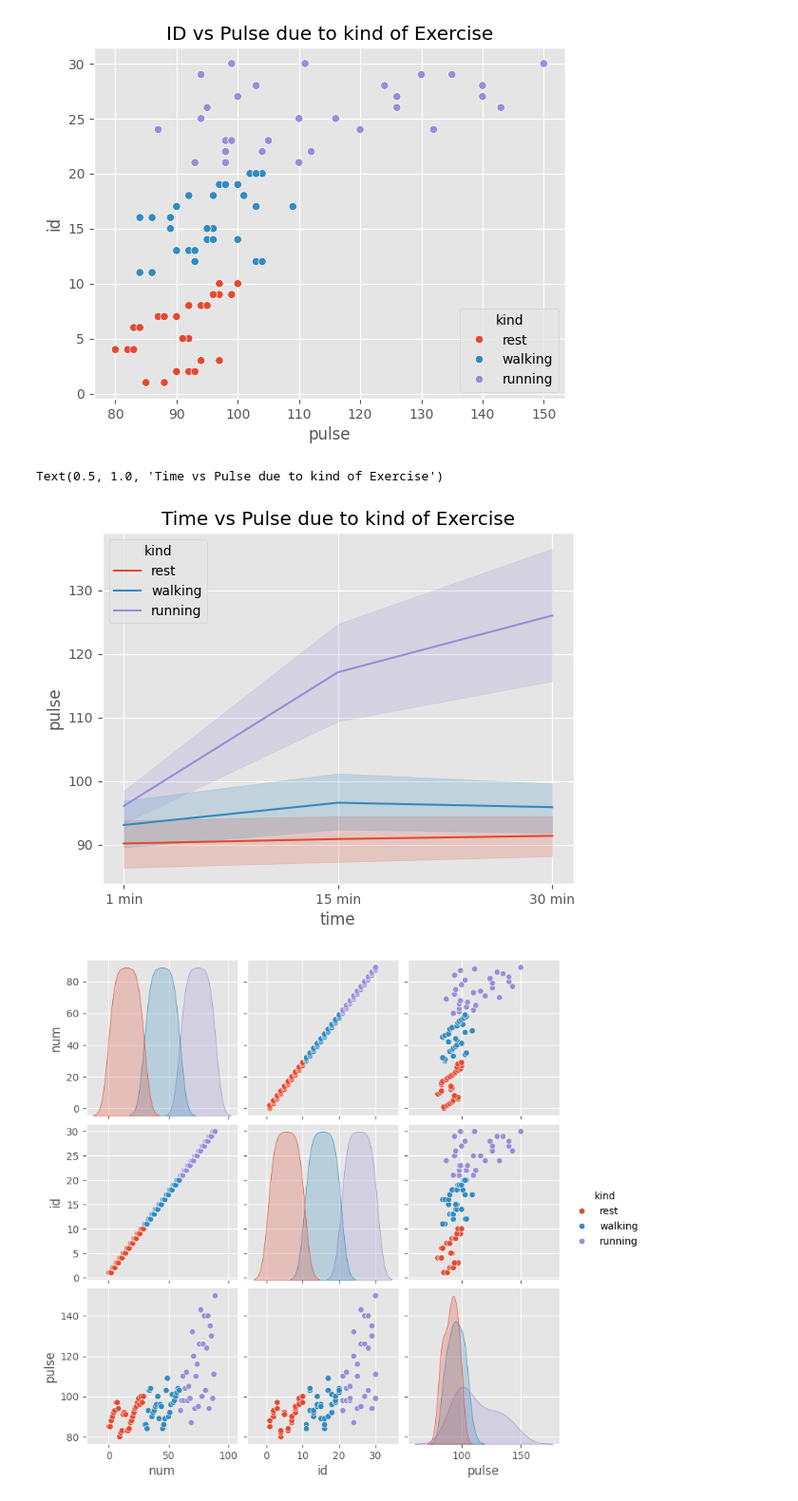
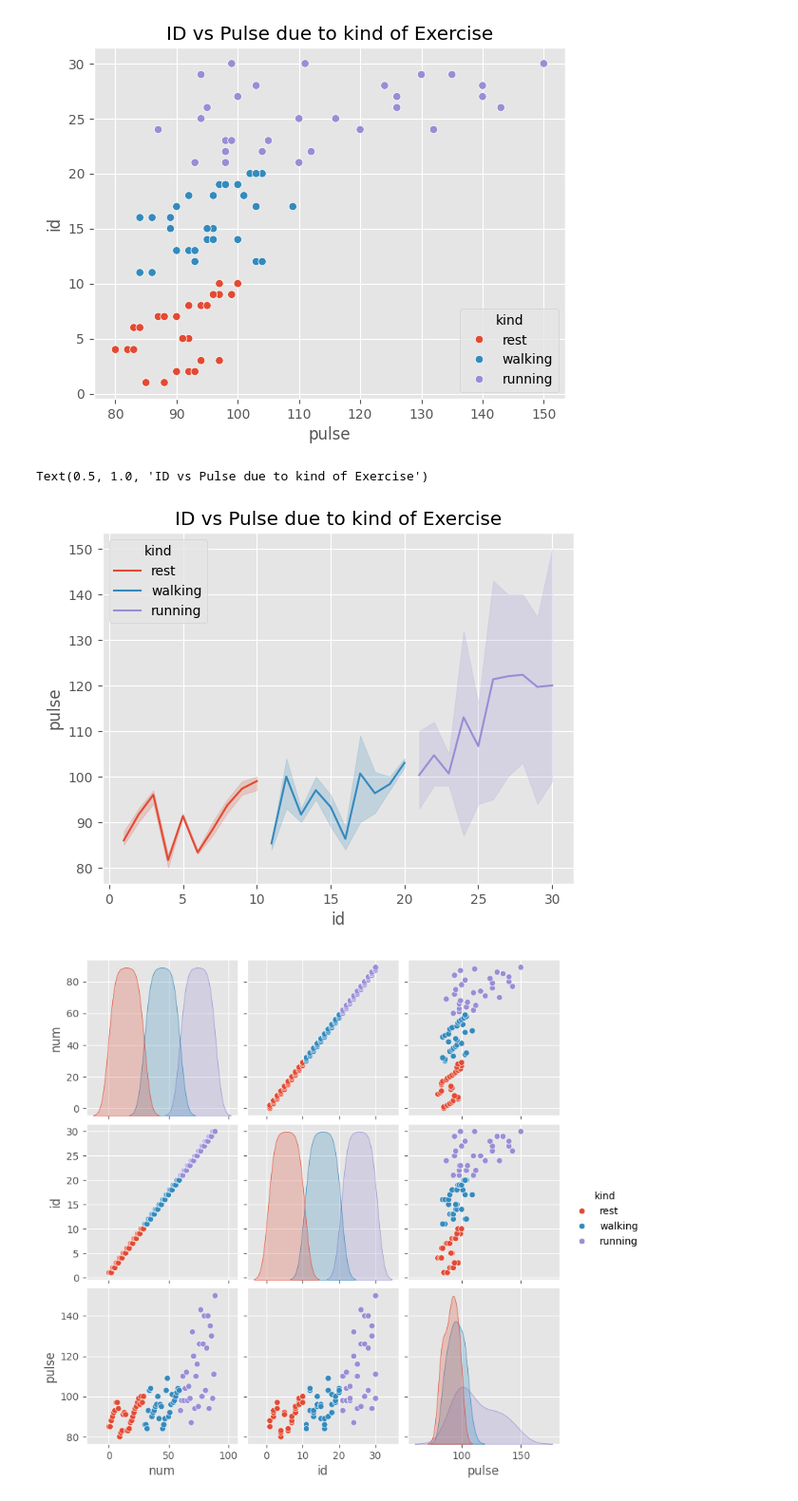
Before and after one commit to Amoasi08/sns_analysis, a Jupyter notebook: Exploring_SeabornExercise.ipynb, the cells around one changed output. Shown: that part at 95% size. Saved outputs shown, nothing was run; the diff lists cells and outputs as text; code cells hidden in the pictures.

Commit message:
Exploring Seaborn Exercise
Exploration of Data Analytics using Seaborn Exercise

```diff
--- a/Exploring_SeabornExercise.ipynb
+++ b/Exploring_SeabornExercise.ipynb
@@ -181,11 +179,11 @@ axs.set_title('ID vs Pulse due to kind of Exercise')
 Text(0.5, 1.0, 'ID vs Pulse due to kind of Exercise')
 [figure]
 # %%
-axl = sns.lineplot(x='time', y='pulse', data=df, hue= 'kind')
-axl.set_title('Time vs Pulse due to kind of Exercise')
+axl = sns.lineplot(x='id', y='pulse', data=df, hue= 'kind')
+axl.set_title('ID vs Pulse due to kind of Exercise')
 # %% [output]
-Text(0.5, 1.0, 'Time vs Pulse due to kind of Exercise')
+Text(0.5, 1.0, 'ID vs Pulse due to kind of Exercise')
-[figure, old version]
+[figure, new version]
 # %%
 axp = sns.pairplot(df, hue='kind')
 # %% [output]
```
Also changed, not shown: parts of 1 cell of this notebook.
